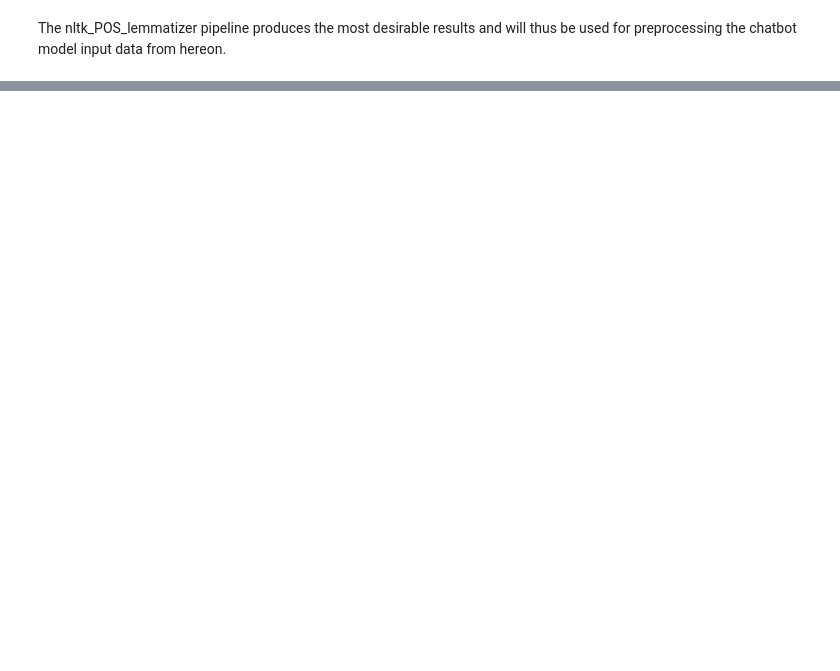
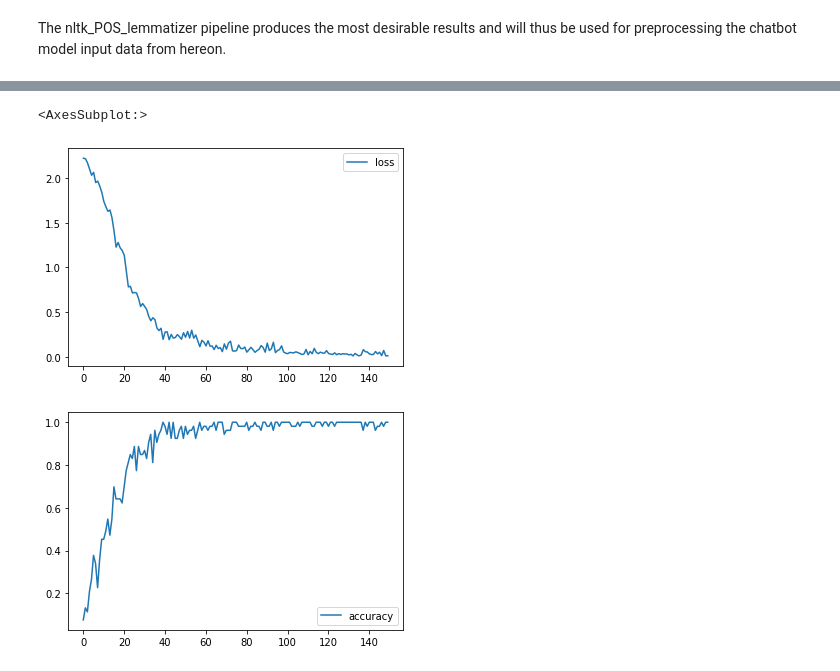
Before and after one commit to Iliaromanov/Resume-Chatbot-Model, a Jupyter notebook: main.ipynb, the cells around one changed output, grey strips where cells are left out. Cells and saved outputs as stored; diff of their text form; code cells hidden in the pictures; blank space fills up the shorter version.

Commit message:
model creation and training

```diff
--- a/main.ipynb
+++ b/main.ipynb
@@ -101,7 +104,7 @@ for doc in docs:
     training_data.append([bag, output_row])
 # %%
 random.shuffle(training_data)
-training_data = np.array(training_data)
+training_data = np.array(training_data, dtype=object)
 
 train_x = list(training_data[:, 0])
 train_y = list(training_data[:, 1])
@@ -113,0 +119,15 @@ print(train_y[0])
+# %%
+model = tf.keras.Sequential([
+    layers.Dense(128, activation='relu'),
+    layers.Dropout(0.5),
+    layers.Dense(64, activation='relu'),
+    layers.Dropout(0.3),
+    layers.Dense(len(classes), activation='softmax')
+])
+# %%
+sgd = tf.keras.optimizers.SGD(lr=0.01, decay=1e-6, momentum=0.9, nesterov=True)
+model.compile(
+    loss='categorical_crossentropy',
+    optimizer=sgd,
+    metrics=['accuracy']
+)
@@ -113,0 +144,7 @@ print(train_y[0])
+# %%
+history = model.fit(
+    train_x, train_y,
+    epochs=150,
+    batch_size=10,
+    # callbacks=[early_stopping]
+)
@@ -113,0 +169,10 @@ print(train_y[0])
+# %%
+# Plotting history (not too useful since there is no validation data)
+# SGD with momentum and nesterov optimizer, No early_stopping (May be overfitting)
+history_df = pd.DataFrame(history.history)
+history_df.loc[:, ['loss']].plot()
+history_df.loc[:, ['accuracy']].plot()
+# %% [output]
+<AxesSubplot:>
+[figure, added]
+[figure, added]
```
Also changed, not shown: parts of 9 cells of this notebook.
